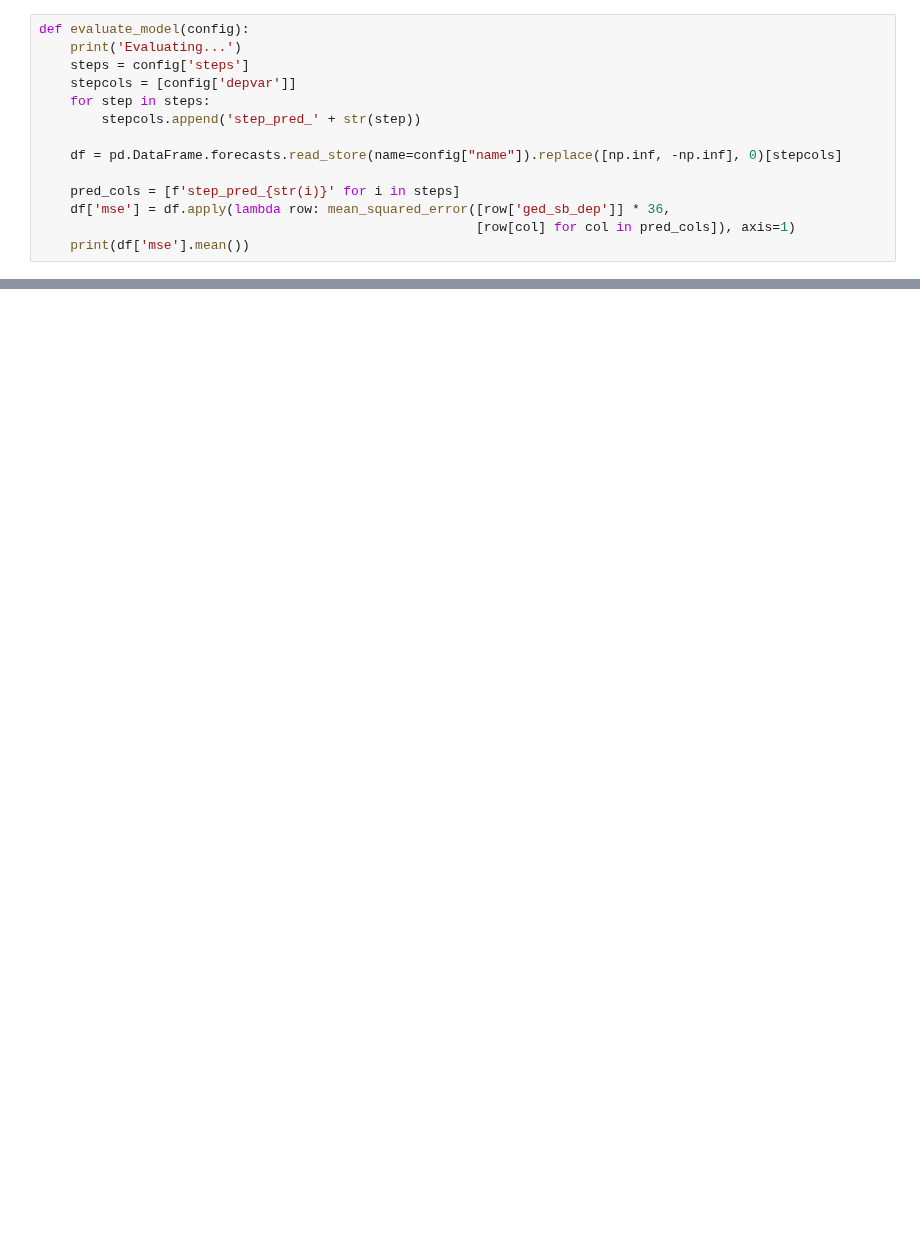
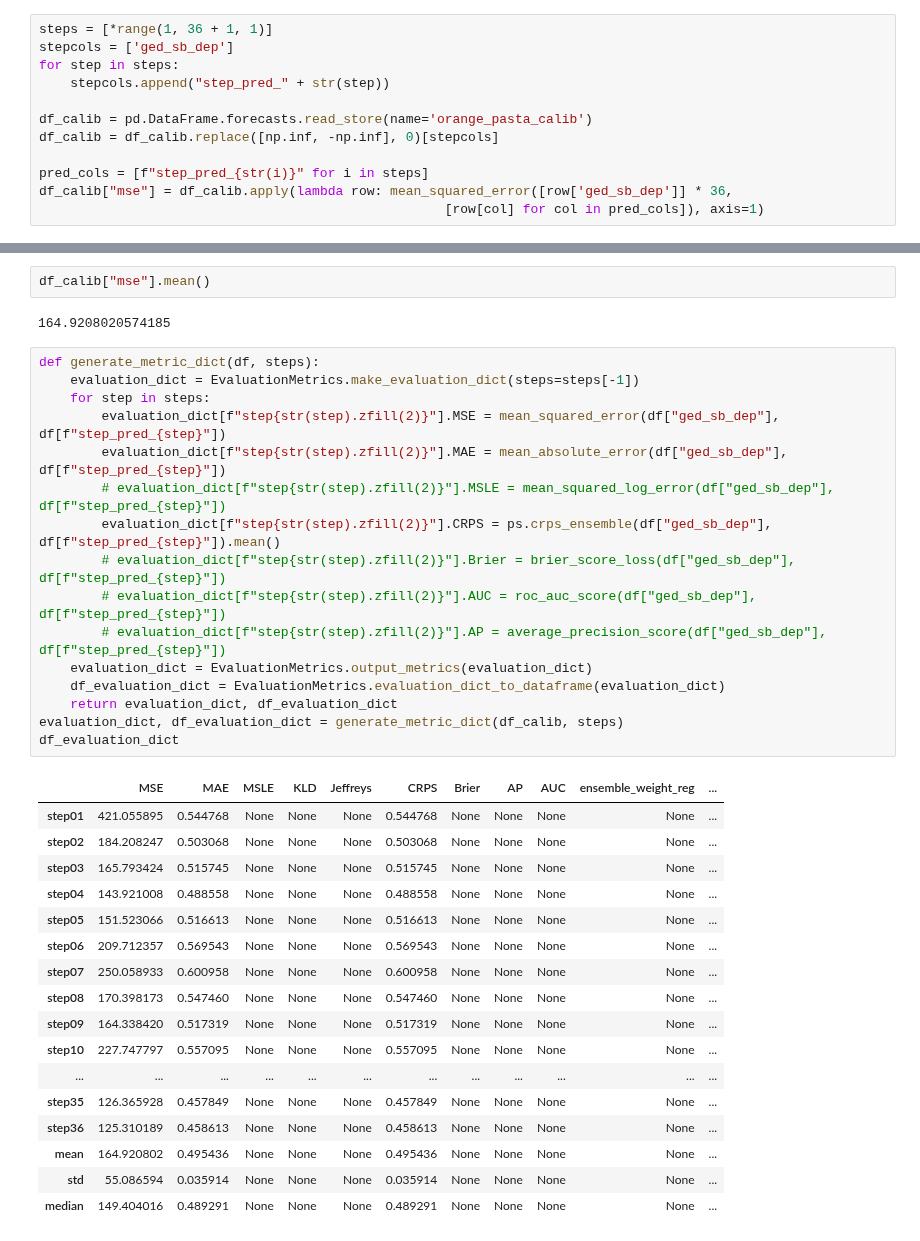
Before and after one commit to prio-data/views_pipeline, a Jupyter notebook: models/orange_pasta/notebooks/notebook001.ipynb, the cells around one changed output, grey strips where cells are left out. Cells and saved outputs as stored; diff of their text form; blank space fills up the shorter version.

Commit message:
Add more metrics using EvaluationMetrics class

```diff
--- a/models/orange_pasta/notebooks/notebook001.ipynb
+++ b/models/orange_pasta/notebooks/notebook001.ipynb
@@ -41,14 +120,12 @@ TypeError: 'property' object is not callable
 # %%
-def evaluate_model(config):
-    print('Evaluating...')
-    steps = config['steps']
-    stepcols = [config['depvar']]
-    for step in steps:
-        stepcols.append('step_pred_' + str(step))
+steps = [*range(1, 36 + 1, 1)]
+stepcols = ['ged_sb_dep']
+for step in steps:
+    stepcols.append("step_pred_" + str(step))
 
-    df = pd.DataFrame.forecasts.read_store(name=config["name"]).replace([np.inf, -np.inf], 0)[stepcols]
+df_calib = pd.DataFrame.forecasts.read_store(name='orange_pasta_calib')
+df_calib = df_calib.replace([np.inf, -np.inf], 0)[stepcols]
 
-    pred_cols = [f'step_pred_{str(i)}' for i in steps]
-    df['mse'] = df.apply(lambda row: mean_squared_error([row['ged_sb_dep']] * 36,
-                                                        [row[col] for col in pred_cols]), axis=1)
-    print(df['mse'].mean())
+pred_cols = [f"step_pred_{str(i)}" for i in steps]
+df_calib["mse"] = df_calib.apply(lambda row: mean_squared_error([row['ged_sb_dep']] * 36,
+                                                    [row[col] for col in pred_cols]), axis=1)
@@ -82,0 +134,38 @@ Find logs at: ./wandb/run-20240227_161919-zec9pjx6/logs
+# %%
+df_calib["mse"].mean()
+# %% [output]
+164.9208020574185
+# %%
+def generate_metric_dict(df, steps):
+    evaluation_dict = EvaluationMetrics.make_evaluation_dict(steps=steps[-1])
+    for step in steps:
+        evaluation_dict[f"step{str(step).zfill(2)}"].MSE = mean_squared_error(df["ged_sb_dep"], df[f"step_pred_{step}"])
+        evaluation_dict[f"step{str(step).zfill(2)}"].MAE = mean_absolute_error(df["ged_sb_dep"], df[f"step_pred_{step}"])
+        # evaluation_dict[f"step{str(step).zfill(2)}"].MSLE = mean_squared_log_error(df["ged_sb_dep"], df[f"step_pred_{step}"])
+        evaluation_dict[f"step{str(step).zfill(2)}"].CRPS = ps.crps_ensemble(df["ged_sb_dep"], df[f"step_pred_{step}"]).mean()
+        # evaluation_dict[f"step{str(step).zfill(2)}"].Brier = brier_score_loss(df["ged_sb_dep"], df[f"step_pred_{step}"])
+        # evaluation_dict[f"step{str(step).zfill(2)}"].AUC = roc_auc_score(df["ged_sb_dep"], df[f"step_pred_{step}"])
+        # evaluation_dict[f"step{str(step).zfill(2)}"].AP = average_precision_score(df["ged_sb_dep"], df[f"step_pred_{step}"])
+    evaluation_dict = EvaluationMetrics.output_metrics(evaluation_dict)
+    df_evaluation_dict = EvaluationMetrics.evaluation_dict_to_dataframe(evaluation_dict)
+    return evaluation_dict, df_evaluation_dict
+evaluation_dict, df_evaluation_dict = generate_metric_dict(df_calib, steps)
+df_evaluation_dict
+# %% [output]
+|  | MSE | MAE | MSLE | KLD | Jeffreys | CRPS | Brier | AP | AUC | ensemble_weight_reg | ... |
+| step01 | 421.055895 | 0.544768 | None | None | None | 0.544768 | None | None | None | None | ... |
+| step02 | 184.208247 | 0.503068 | None | None | None | 0.503068 | None | None | None | None | ... |
+| step03 | 165.793424 | 0.515745 | None | None | None | 0.515745 | None | None | None | None | ... |
+| step04 | 143.921008 | 0.488558 | None | None | None | 0.488558 | None | None | None | None | ... |
+| step05 | 151.523066 | 0.516613 | None | None | None | 0.516613 | None | None | None | None | ... |
+| step06 | 209.712357 | 0.569543 | None | None | None | 0.569543 | None | None | None | None | ... |
+| step07 | 250.058933 | 0.600958 | None | None | None | 0.600958 | None | None | None | None | ... |
+| step08 | 170.398173 | 0.547460 | None | None | None | 0.547460 | None | None | None | None | ... |
+| step09 | 164.338420 | 0.517319 | None | None | None | 0.517319 | None | None | None | None | ... |
+| step10 | 227.747797 | 0.557095 | None | None | None | 0.557095 | None | None | None | None | ... |
+| ... | ... | ... | ... | ... | ... | ... | ... | ... | ... | ... | ... |
+| step35 | 126.365928 | 0.457849 | None | None | None | 0.457849 | None | None | None | None | ... |
+| step36 | 125.310189 | 0.458613 | None | None | None | 0.458613 | None | None | None | None | ... |
+| mean | 164.920802 | 0.495436 | None | None | None | 0.495436 | None | None | None | None | ... |
+| std | 55.086594 | 0.035914 | None | None | None | 0.035914 | None | None | None | None | ... |
+| median | 149.404016 | 0.489291 | None | None | None | 0.489291 | None | None | None | None | ... |
```
Also changed, not shown: parts of 13 cells of this notebook, 8 other files.
